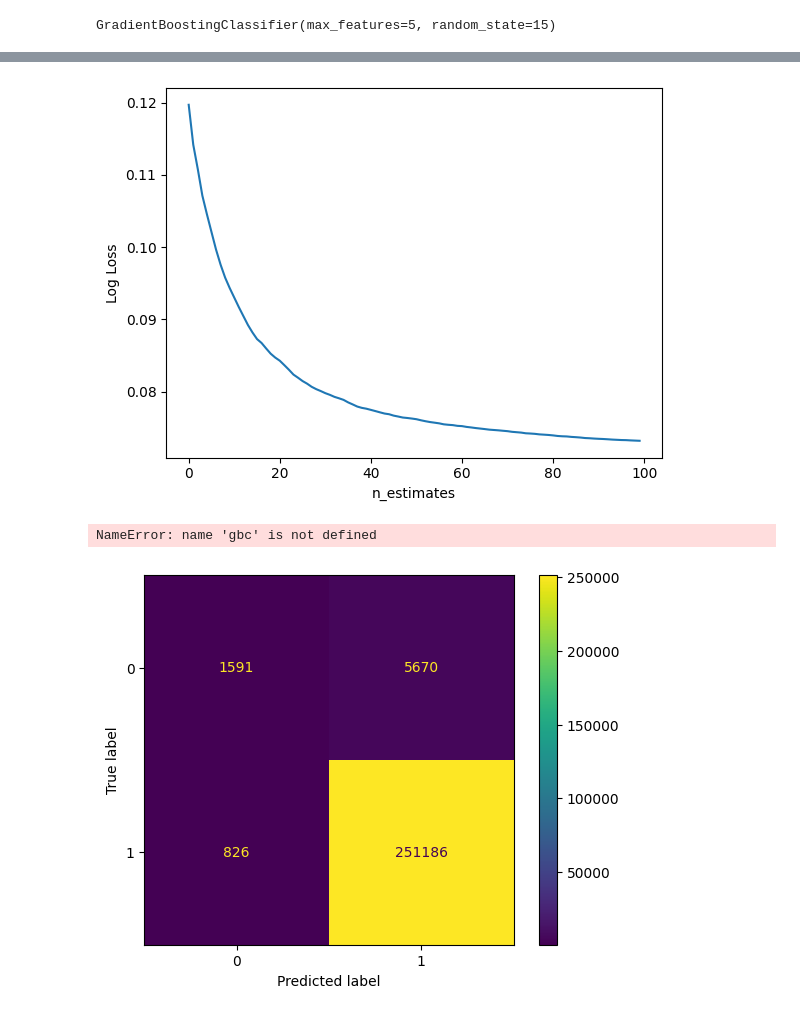
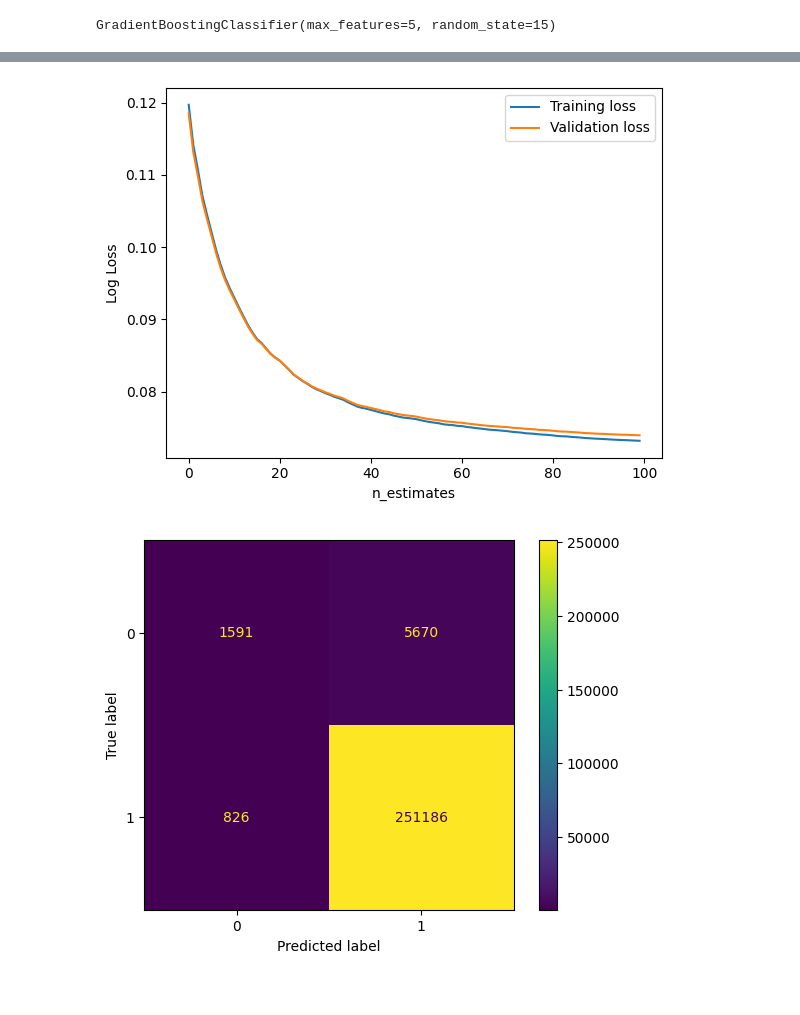
Before and after one commit to kwandrisc/SULI2025, a Jupyter notebook: Project Work.ipynb, the cells around one changed output, grey strips where cells are left out. Drawn from its saved outputs; the diff is of its cells as text; code cells hidden in the pictures.

```diff
--- a/Project Work.ipynb
+++ b/Project Work.ipynb
@@ -199,27 +205,22 @@ from sklearn import metrics
 # %%
 log_losses_train = []
 for y_pred in gbc.staged_predict_proba(X_train):
     loss_train = sklearn.metrics.log_loss(y_train, y_pred)
-    log_losses.append(loss_train)
+    log_losses_train.append(loss_train)
 
-plt.plot(log_losses_train)
+log_losses_test = []
+for y_pred in gbc.staged_predict_proba(X_test):
+    loss_test = sklearn.metrics.log_loss(y_test, y_pred)
+    log_losses_test.append(loss_test)
+
+plt.plot(log_losses_train, label='Training loss')
+plt.plot(log_losses_test, label='Validation loss')
 plt.xlabel("n_estimates")
 plt.ylabel("Log Loss")
+plt.legend()
 plt.show()
 # %% [output]
-[figure, old version]
+[figure, new version]
-# %%
-log_losses_test = []
-for y_pred in gbc.staged_predict_proba(X_test):
-    loss_test = sklearn.metrics.log_loss(y_test, y_pred)
-    log_losses_test.append(loss_test)
-
-plt.plot(log_losses_test)
-plt.xlabel("n_estimates")
-plt.ylabel("Log Loss")
-plt.show()
-# %% [output]
-NameError: name 'gbc' is not defined
 # %%
 y_pred_binary = gbc.predict(X_test)
 
```
Also changed, not shown: parts of 46 cells of this notebook.
